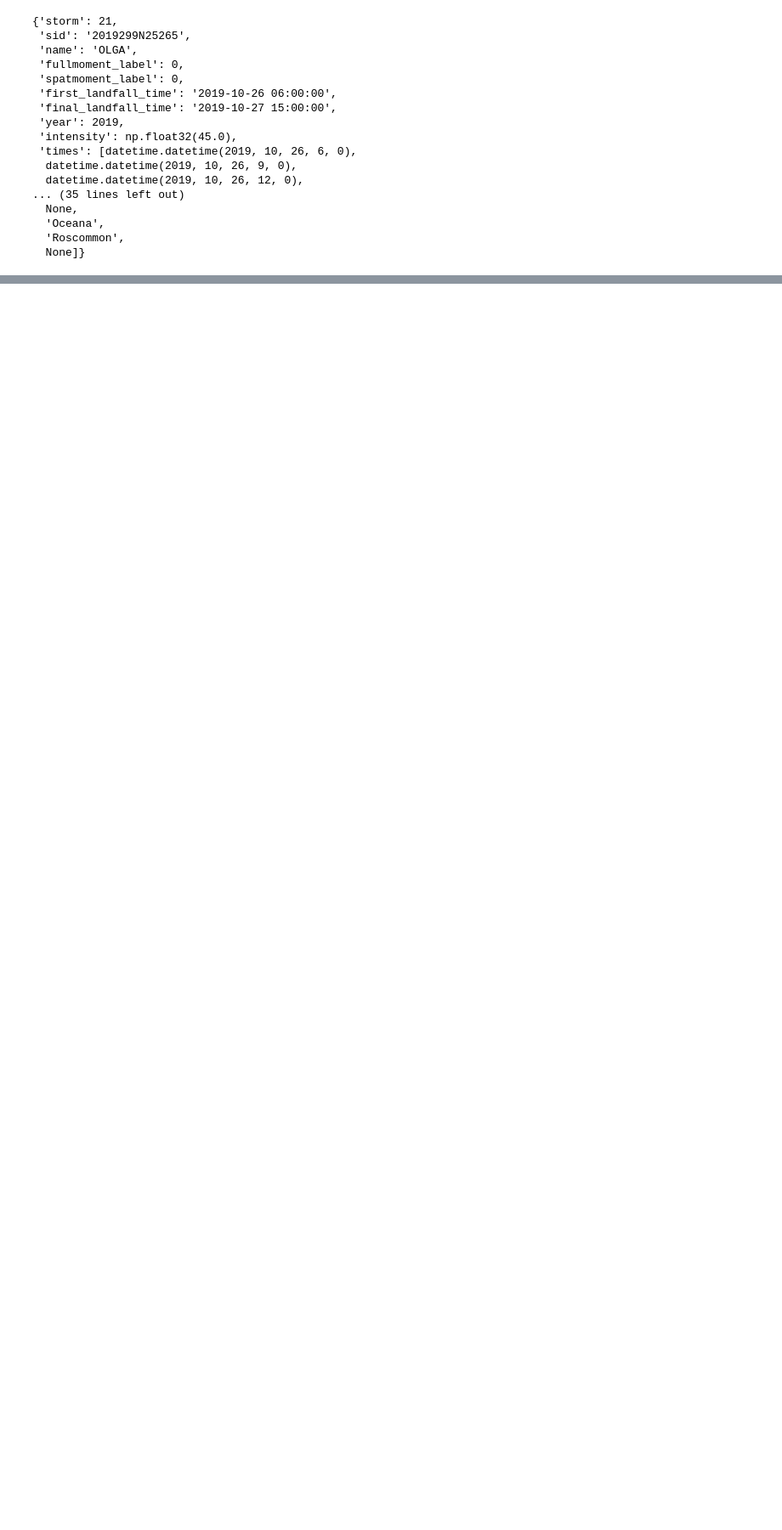
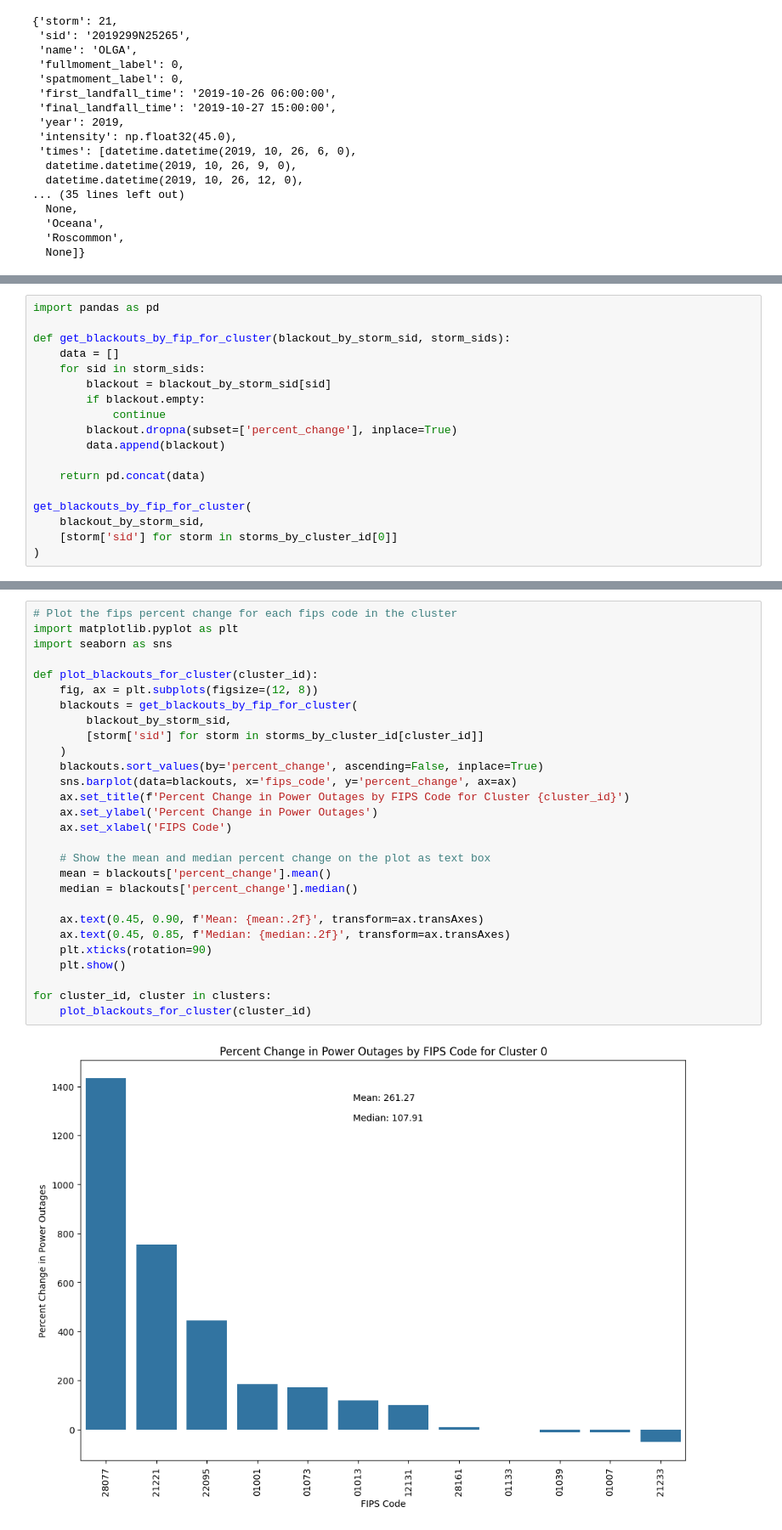
Before and after one commit to skortchmark9/Climate_ML, a Jupyter notebook: Project_1/main.ipynb, the cells around one changed output, grey strips where cells are left out. Shown at 85% size. Drawn from its saved outputs; the diff is of its cells as text; blank space fills up the shorter version.

Commit message:
better plots and cells

```diff
--- a/Project_1/main.ipynb
+++ b/Project_1/main.ipynb
@@ -177,0 +161,18 @@ Error processing storm IDALIA: ['percent_change']
+# %%
+import pandas as pd
+
+def get_blackouts_by_fip_for_cluster(blackout_by_storm_sid, storm_sids):
+    data = []
+    for sid in storm_sids:
+        blackout = blackout_by_storm_sid[sid]
+        if blackout.empty:
+            continue
+        blackout.dropna(subset=['percent_change'], inplace=True)
+        data.append(blackout)
+
+    return pd.concat(data)
+
+get_blackouts_by_fip_for_cluster(
+    blackout_by_storm_sid,
+    [storm['sid'] for storm in storms_by_cluster_id[0]]
+)
@@ -177,0 +193,30 @@ Error processing storm IDALIA: ['percent_change']
+# %%
+# Plot the fips percent change for each fips code in the cluster
+import matplotlib.pyplot as plt
+import seaborn as sns
+
+def plot_blackouts_for_cluster(cluster_id):
+    fig, ax = plt.subplots(figsize=(12, 8))
+    blackouts = get_blackouts_by_fip_for_cluster(
+        blackout_by_storm_sid,
+        [storm['sid'] for storm in storms_by_cluster_id[cluster_id]]
+    )
+    blackouts.sort_values(by='percent_change', ascending=False, inplace=True)
+    sns.barplot(data=blackouts, x='fips_code', y='percent_change', ax=ax)
+    ax.set_title(f'Percent Change in Power Outages by FIPS Code for Cluster {cluster_id}')
+    ax.set_ylabel('Percent Change in Power Outages')
+    ax.set_xlabel('FIPS Code')
+
+    # Show the mean and median percent change on the plot as text box
+    mean = blackouts['percent_change'].mean()
+    median = blackouts['percent_change'].median()
+
+    ax.text(0.45, 0.90, f'Mean: {mean:.2f}', transform=ax.transAxes)
+    ax.text(0.45, 0.85, f'Median: {median:.2f}', transform=ax.transAxes)
+    plt.xticks(rotation=90)
+    plt.show()
+
+for cluster_id, cluster in clusters:
+    plot_blackouts_for_cluster(cluster_id)
+# %% [output]
+[figure, added]
```
Also changed, not shown: parts of 5 cells of this notebook, 1 other file.
